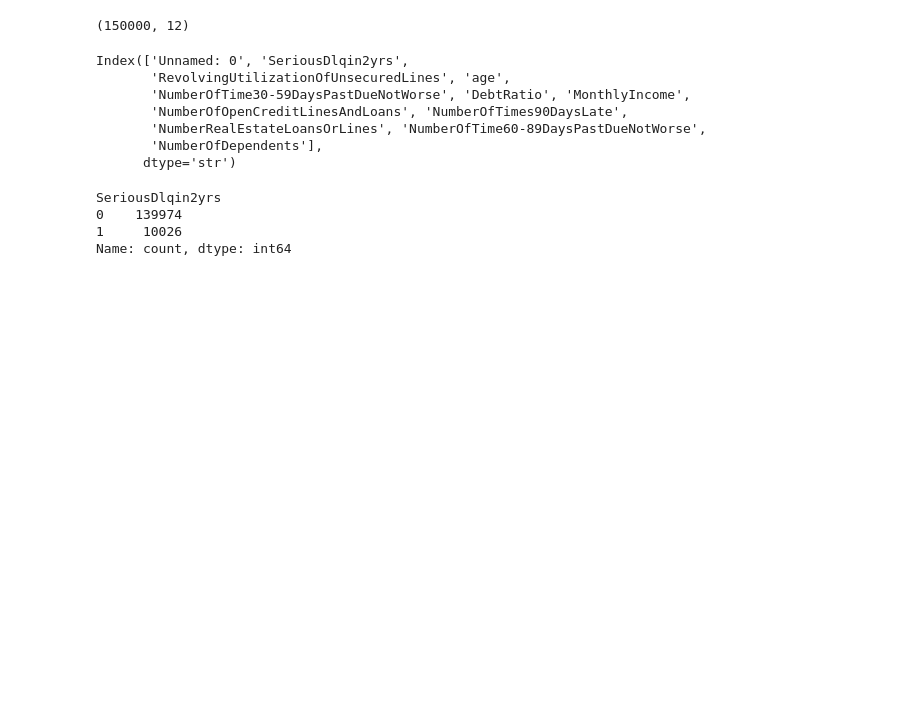
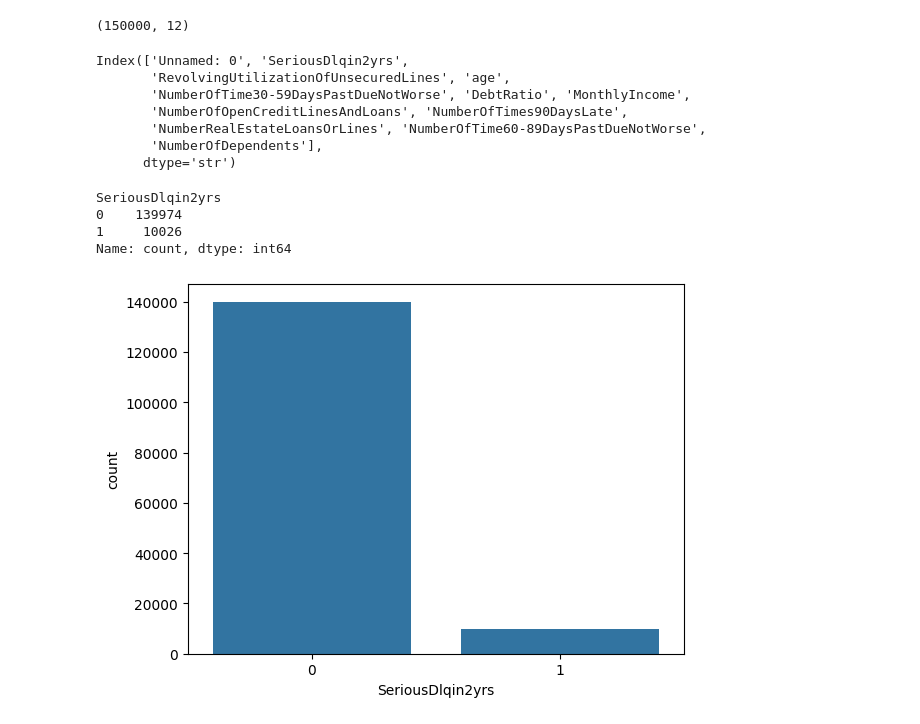
Before and after one commit to karanrejuuu/credit-risk-model, a Jupyter notebook: notebooks/credit-risk.ipynb, the cells around one changed output. Cells and saved outputs as stored; diff of their text form; code cells hidden in the pictures; blank space fills up the shorter version.

```diff
--- a/notebooks/credit-risk.ipynb
+++ b/notebooks/credit-risk.ipynb
@@ -80,3 +80,11 @@ SeriousDlqin2yrs
 0    139974
 1     10026
 Name: count, dtype: int64
+# %%
+import seaborn as sns
+import matplotlib.pyplot as plt
+
+sns.countplot(x='SeriousDlqin2yrs',data = df)
+plt.show()
+# %% [output]
+[figure, added]
```
Also changed, not shown: parts of 5 cells of this notebook, 1 other file.
